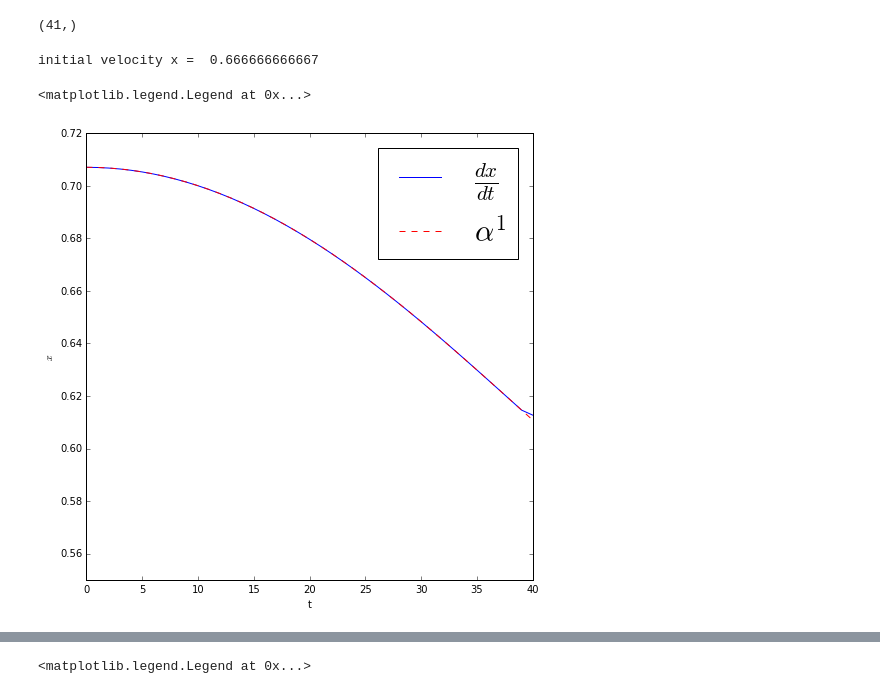
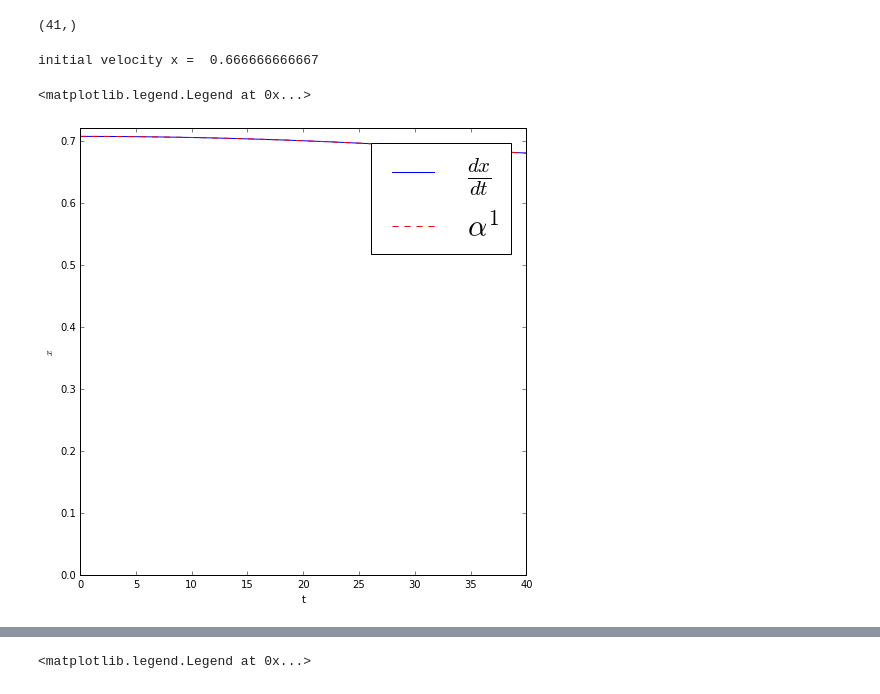
Before and after one commit to cabrer7/PyWignerCUDA2, a Jupyter notebook: instances/WignerDirac4D_64_64/Free.ipynb, the cells around one changed output, grey strips where cells are left out. Saved outputs shown, nothing was run; the diff lists cells and outputs as text; code cells hidden in the pictures.

```diff
--- a/instances/WignerDirac4D_64_64/Free.ipynb
+++ b/instances/WignerDirac4D_64_64/Free.ipynb
@@ -36,7 +36,7 @@ class frame( GPU_WignerDirac4D ):
         self.gridDIM_x   = 64     #axis 3
 
         self.skipFrames = 1
-        self.dt         = 0.02
+        self.dt         = 0.01
         self.timeSteps  =  40
 
         # Phase space window
@@ -317,18 +327,18 @@ instance.average_x.shape
 # %%
 print 'initial velocity x = ', 2/np.sqrt( 1 + 2**2 + 2**2  )
 
 plt.figure(figsize=(8,8))
 
 plt.plot(  np.gradient( instance.average_x , instance.dt)  , label="$\\frac{dx}{dt}$")
 plt.plot( instance.average_Alpha_1 ,'r--', label="$\\alpha^1$")
 plt.ylabel("$x$")
 plt.xlabel("t")
 
-plt.ylim( 0.55 , 0.72 )
+plt.ylim( 0. , 0.72 )
 plt.legend(fontsize=30)
 # %% [output]
 initial velocity x =  0.666666666667
 <matplotlib.legend.Legend at 0x...>
-[figure, old version]
+[figure, new version]
 # %%
 0.02*40
```
Also changed, not shown: parts of 15 cells of this notebook.
